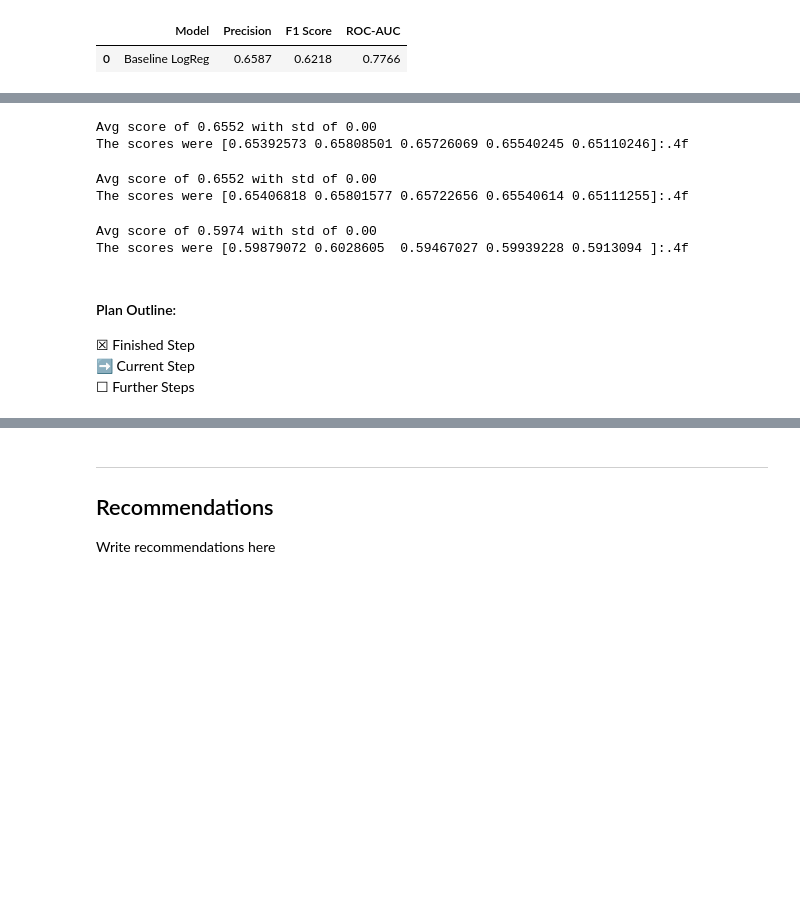
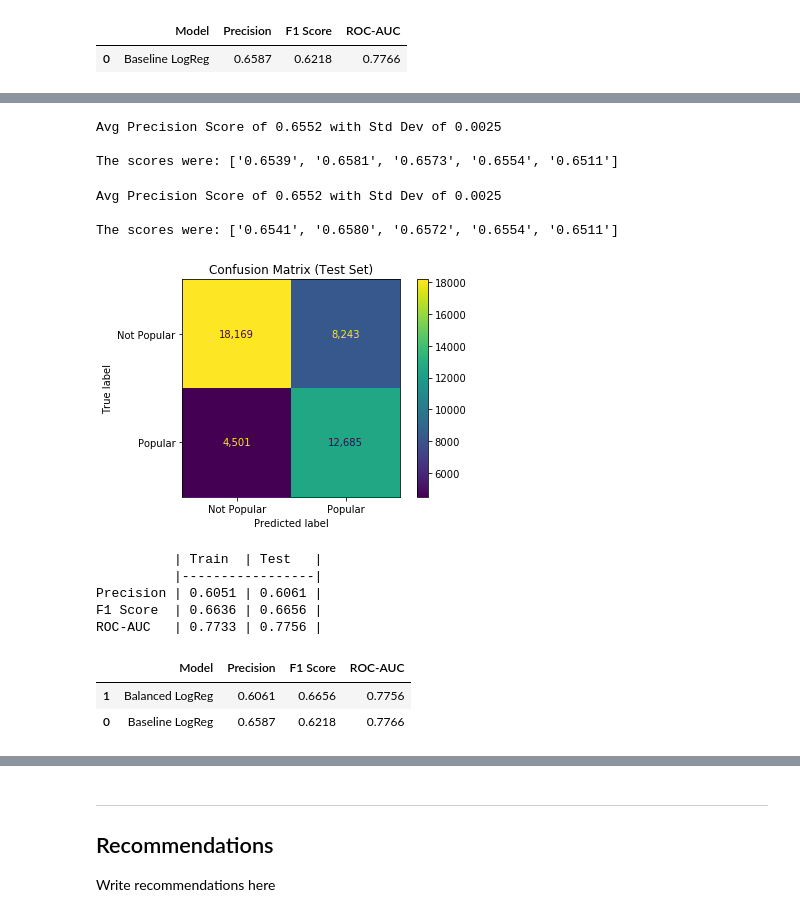
Before and after one commit to shawnjohnsamuel/spotify-popularity-prediction, a Jupyter notebook: project-notebook.ipynb, the cells around one changed output, grey strips where cells are left out. Cells and saved outputs as stored; diff of their text form; code cells hidden in the pictures; blank space fills up the shorter version.

```diff
--- a/project-notebook.ipynb
+++ b/project-notebook.ipynb
@@ -249,30 +255,24 @@ ROC-AUC   | 0.7741 | 0.7766 |
 # %%
-logreg_mm_pipe = Pipeline([('mm', MinMaxScaler()),
-                           ('logreg', LogisticRegression())])
-logreg_mm_pipe.fit(X_train_scaled, y_train)
+# rewrite baseline logreg with minmax scaller in a pipeline
 
-sjs.crossval(logreg_mm_pipe, X_train_scaled, y_train)
+lr_mm = Pipeline([('mm', MinMaxScaler()),
+                  ('lr', LogisticRegression(random_state=SEED))])
+lr_mm.fit(X_train_scaled, y_train)
+
+sjs.crossval(lr_mm, X_train_scaled, y_train)
 # %% [output]
-Avg score of 0.6552 with std of 0.00
-The scores were [0.65392573 0.65808501 0.65726069 0.65540245 0.65110246]:.4f
+Avg Precision Score of 0.6552 with Std Dev of 0.0025
+
+The scores were: ['0.6539', '0.6581', '0.6573', '0.6554', '0.6511']
 # %%
-logreg_ss_pipe = Pipeline([('ss', StandardScaler()),
-                           ('logreg', LogisticRegression())])
-logreg_ss_pipe.fit(X_train_scaled, y_train)
+# try logreg with standard scaler and see if any difference
 
-sjs.crossval(logreg_ss_pipe, X_train_scaled, y_train)
+lr_ss = Pipeline([('ss', StandardScaler()),
+                  ('lr', LogisticRegression(random_state=SEED))])
+lr_ss.fit(X_train_scaled, y_train)
+
+sjs.crossval(lr_ss, X_train_scaled, y_train)
 # %% [output]
-Avg score of 0.6552 with std of 0.00
-The scores were [0.65406818 0.65801577 0.65722656 0.65540614 0.65111255]:.4f
+Avg Precision Score of 0.6552 with Std Dev of 0.0025
+
+The scores were: ['0.6541', '0.6580', '0.6572', '0.6554', '0.6511']
-# %%
-tree = DecisionTreeClassifier(criterion='gini')
-tree.fit(X_train, y_train)
-sjs.crossval(tree, X_train, y_train)
-# %% [output]
-Avg score of 0.5974 with std of 0.00
-The scores were [0.59879072 0.6028605  0.59467027 0.59939228 0.5913094 ]:.4f
-# %% [markdown]
-#### Plan Outline:
-☒ Finished Step
-➡️ Current Step
-☐ Further Steps
@@ -278,0 +281,18 @@ The scores were [0.59879072 0.6028605  0.59467027 0.59939228 0.5913094 ]:.4f
+# %%
+# let's see how dealing with imbalance impacts scores
+
+lr_ss_bal = Pipeline([('ss', StandardScaler()),
+                      ('lr', LogisticRegression(class_weight='balanced', random_state=SEED))])
+lr_ss_bal.fit(X_train_scaled, y_train)
+
+sjs.evaluate('Balanced LogReg', lr_ss_bal, X_train_scaled, X_test_scaled, y_train, y_test, use_decision_function='yes')
+# %% [output]
+[figure, added]
+          | Train  | Test   |
+          |-----------------|
+Precision | 0.6051 | 0.6061 |
+F1 Score  | 0.6636 | 0.6656 |
+ROC-AUC   | 0.7733 | 0.7756 |
+|  | Model | Precision | F1 Score | ROC-AUC |
+| 1 | Balanced LogReg | 0.6061 | 0.6656 | 0.7756 |
+| 0 | Baseline LogReg | 0.6587 | 0.6218 | 0.7766 |
```
Also changed, not shown: parts of 38 cells of this notebook.
